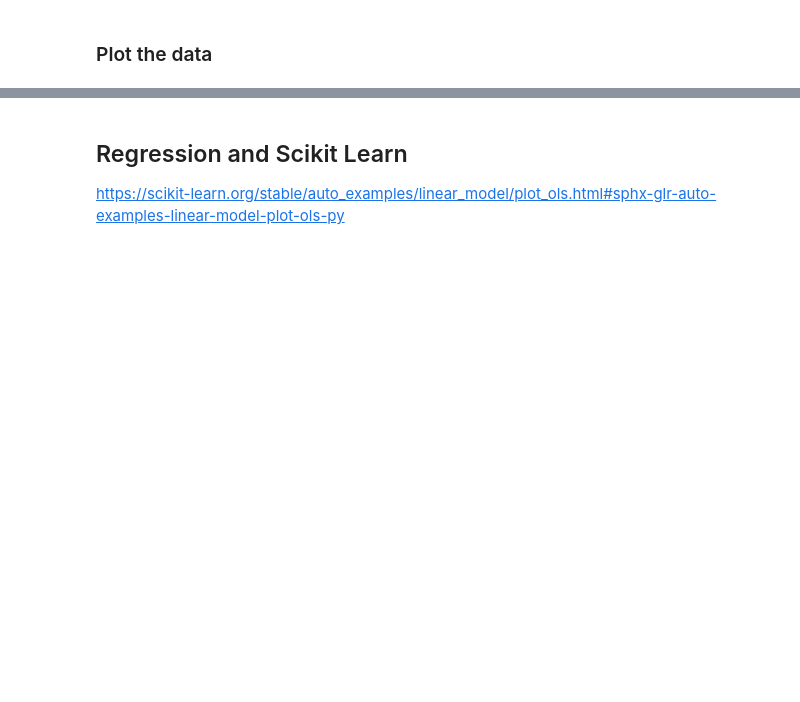
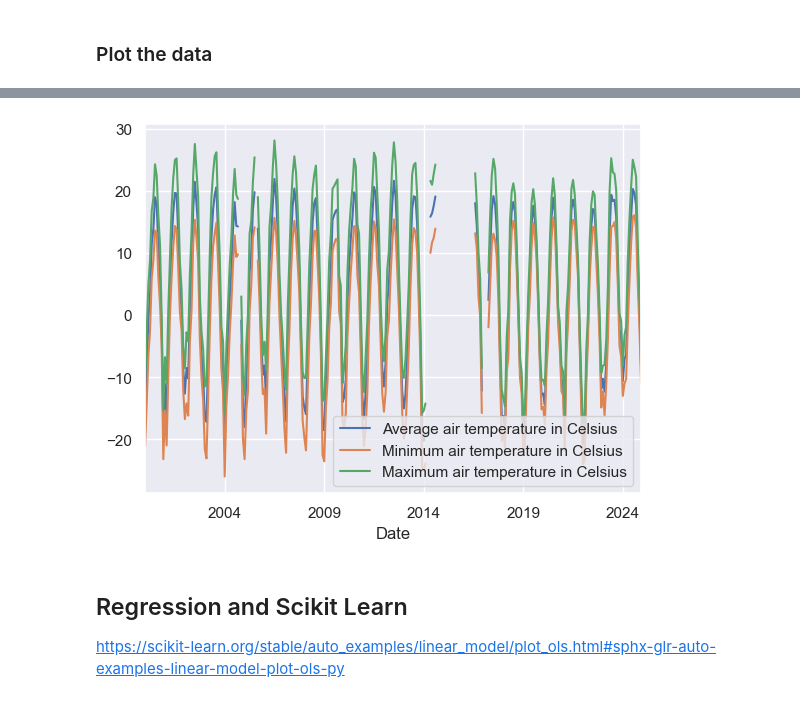
Before and after one commit to kknb1982/pfda, a Jupyter notebook: mywork/projectdrafts/Project-Copy1.ipynb, the cells around one changed output, grey strips where cells are left out. Cells and saved outputs as stored; diff of their text form; code cells hidden in the pictures; blank space fills up the shorter version.

```diff
--- a/mywork/projectdrafts/Project-Copy1.ipynb
+++ b/mywork/projectdrafts/Project-Copy1.ipynb
@@ -148,3 +203,8 @@ Date
+# %%
+monthly_avg.plot(x='Date', kind='line')
+plt.show()
+# %% [output]
+[figure, added]
 # %% [markdown]
 ## Regression and Scikit Learn
 https://scikit-learn.org/stable/auto_examples/linear_model/plot_ols.html#sphx-glr-auto-examples-linear-model-plot-ols-py
```
Also changed, not shown: parts of 7 cells of this notebook.
